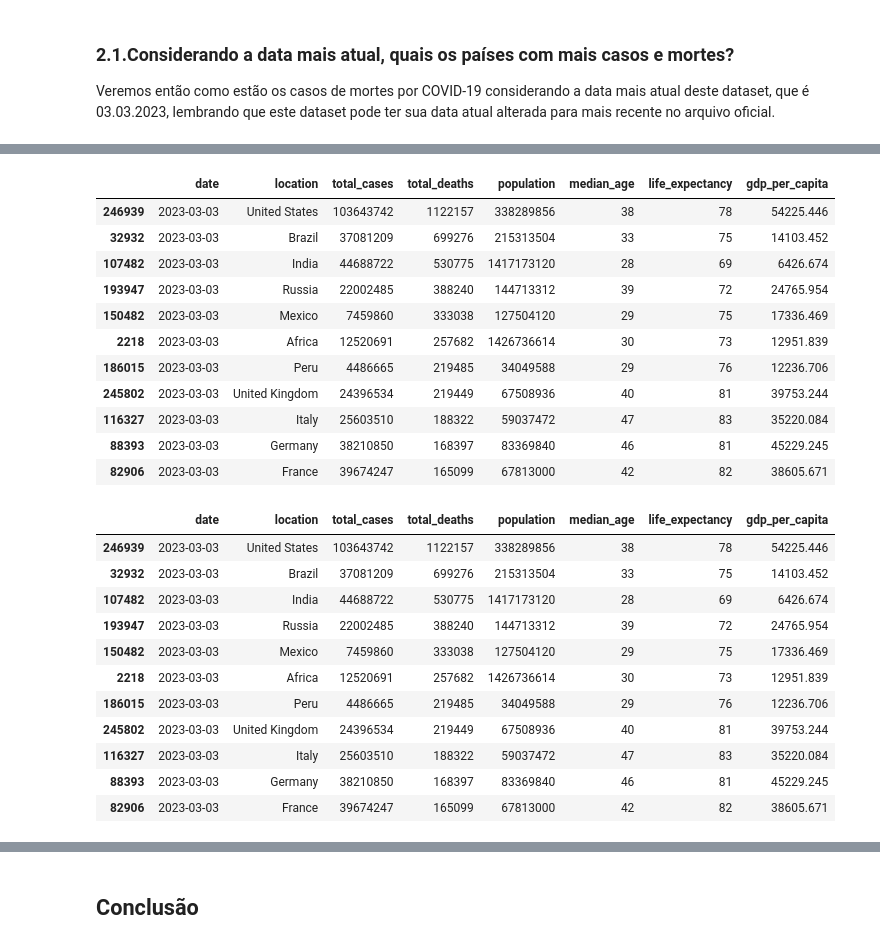
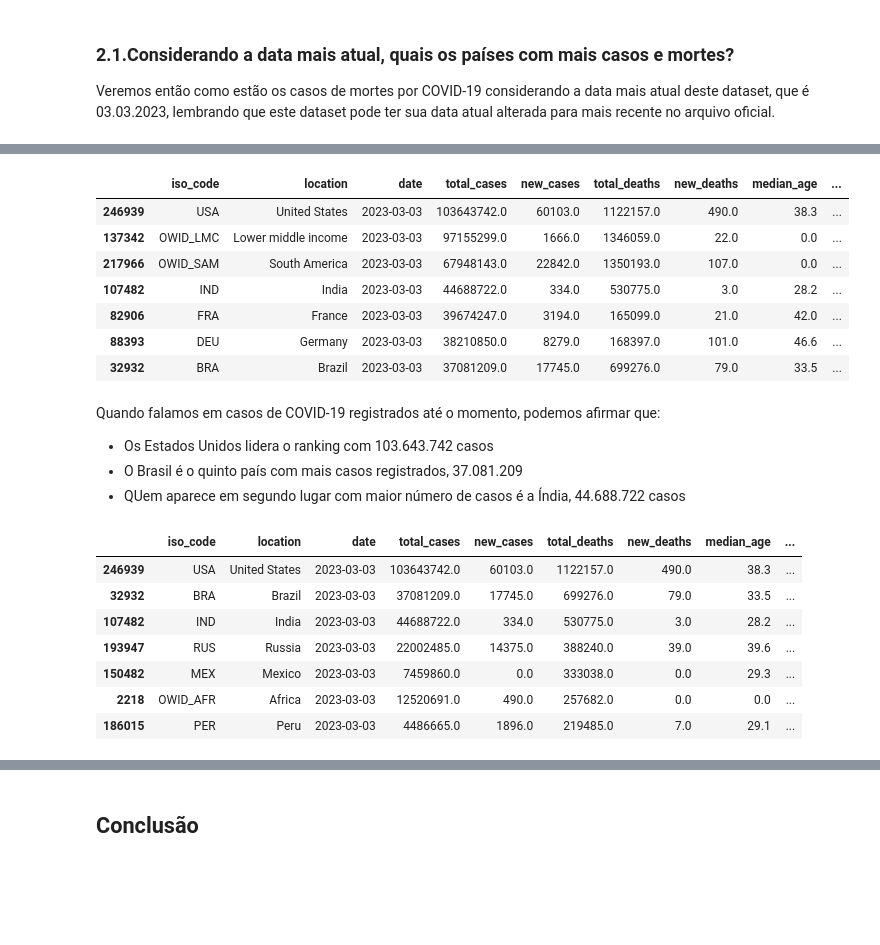
Before and after one commit to julianadslopes/Data_Science, a Jupyter notebook: Projeto_Covid19/Projeto_Panorama_da_COVID_19_no_Brasil.ipynb, the cells around one changed output, grey strips where cells are left out. Cells and saved outputs as stored; diff of their text form; code cells hidden in the pictures; blank space fills up the shorter version.

```diff
--- a/Projeto_Covid19/Projeto_Panorama_da_COVID_19_no_Brasil.ipynb
+++ b/Projeto_Covid19/Projeto_Panorama_da_COVID_19_no_Brasil.ipynb
@@ -394,0 +180,3 @@ Neste projeto extrairemos alguns insights como:
+# %%
+# alterando o tipo de dado da variável date
+df['date'] = pd.to_datetime(df['date'])
@@ -394,0 +216,6 @@ Neste projeto extrairemos alguns insights como:
+# %%
+df_covid = df[['iso_code', 'location', 'date', 'total_cases',
+               'new_cases', 'total_deaths', 'new_deaths',
+               'median_age', 'gdp_per_capita', 'life_expectancy']]
+
+df_covid.fillna(0, inplace=True)
@@ -405,32 +276,32 @@ Timestamp('2023-03-03 00:00:00')
 # %%
 # verificando os casos de COVID-19 atualmente por países em ordem decresente
-df_clean.loc[df_clean['date'] == '2023-03-03'].sort_values(by='total_cases', ascending=False)[9:20]
+data_atual_casos = df_covid.loc[df_covid['date'] == '2023-03-03'].sort_values(by='total_cases', ascending=False)[7:14]
+data_atual_casos
 # %% [output]
-|  | date | location | total_cases | total_deaths | population | median_age | life_expectancy | gdp_per_capita |
-| 246939 | 2023-03-03 | United States | 103643742 | 1122157 | 338289856 | 38 | 78 | 54225.446 |
-| 32932 | 2023-03-03 | Brazil | 37081209 | 699276 | 215313504 | 33 | 75 | 14103.452 |
-| 107482 | 2023-03-03 | India | 44688722 | 530775 | 1417173120 | 28 | 69 | 6426.674 |
-| 193947 | 2023-03-03 | Russia | 22002485 | 388240 | 144713312 | 39 | 72 | 24765.954 |
-| 150482 | 2023-03-03 | Mexico | 7459860 | 333038 | 127504120 | 29 | 75 | 17336.469 |
-| 2218 | 2023-03-03 | Africa | 12520691 | 257682 | 1426736614 | 30 | 73 | 12951.839 |
-| 186015 | 2023-03-03 | Peru | 4486665 | 219485 | 34049588 | 29 | 76 | 12236.706 |
-| 245802 | 2023-03-03 | United Kingdom | 24396534 | 219449 | 67508936 | 40 | 81 | 39753.244 |
-| 116327 | 2023-03-03 | Italy | 25603510 | 188322 | 59037472 | 47 | 83 | 35220.084 |
-| 88393 | 2023-03-03 | Germany | 38210850 | 168397 | 83369840 | 46 | 81 | 45229.245 |
-| 82906 | 2023-03-03 | France | 39674247 | 165099 | 67813000 | 42 | 82 | 38605.671 |
+|  | iso_code | location | date | total_cases | new_cases | total_deaths | new_deaths | median_age | ... |
+| 246939 | USA | United States | 2023-03-03 | 103643742.0 | 60103.0 | 1122157.0 | 490.0 | 38.3 | ... |
+| 137342 | OWID_LMC | Lower middle income | 2023-03-03 | 97155299.0 | 1666.0 | 1346059.0 | 22.0 | 0.0 | ... |
+| 217966 | OWID_SAM | South America | 2023-03-03 | 67948143.0 | 22842.0 | 1350193.0 | 107.0 | 0.0 | ... |
+| 107482 | IND | India | 2023-03-03 | 44688722.0 | 334.0 | 530775.0 | 3.0 | 28.2 | ... |
+| 82906 | FRA | France | 2023-03-03 | 39674247.0 | 3194.0 | 165099.0 | 21.0 | 42.0 | ... |
+| 88393 | DEU | Germany | 2023-03-03 | 38210850.0 | 8279.0 | 168397.0 | 101.0 | 46.6 | ... |
+| 32932 | BRA | Brazil | 2023-03-03 | 37081209.0 | 17745.0 | 699276.0 | 79.0 | 33.5 | ... |
+# %% [markdown]
+Quando falamos em casos de COVID-19 registrados até o momento, podemos afirmar que:
+
+* Os Estados Unidos lidera o ranking com 103.643.742 casos
+* O Brasil é o quinto país com mais casos registrados, 37.081.209
+* QUem aparece em segundo lugar com maior número de casos é a Índia, 44.688.722 casos
 # %%
 # verificando os casos de mortes atualmente por países em ordem decrescente
-df_clean.loc[df_clean['date'] == '2023-03-03'].sort_values(by='total_deaths', ascending=False)[9:20]
+data_atual_mortes = df_covid.loc[df_covid['date'] == '2023-03-03'].sort_values(by='total_deaths', ascending=False)[9:16]
+data_atual_mortes
 # %% [output]
-|  | date | location | total_cases | total_deaths | population | median_age | life_expectancy | gdp_per_capita |
-| 246939 | 2023-03-03 | United States | 103643742 | 1122157 | 338289856 | 38 | 78 | 54225.446 |
-| 32932 | 2023-03-03 | Brazil | 37081209 | 699276 | 215313504 | 33 | 75 | 14103.452 |
-| 107482 | 2023-03-03 | India | 44688722 | 530775 | 1417173120 | 28 | 69 | 6426.674 |
-| 193947 | 2023-03-03 | Russia | 22002485 | 388240 | 144713312 | 39 | 72 | 24765.954 |
-| 150482 | 2023-03-03 | Mexico | 7459860 | 333038 | 127504120 | 29 | 75 | 17336.469 |
-| 2218 | 2023-03-03 | Africa | 12520691 | 257682 | 1426736614 | 30 | 73 | 12951.839 |
-| 186015 | 2023-03-03 | Peru | 4486665 | 219485 | 34049588 | 29 | 76 | 12236.706 |
-| 245802 | 2023-03-03 | United Kingdom | 24396534 | 219449 | 67508936 | 40 | 81 | 39753.244 |
-| 116327 | 2023-03-03 | Italy | 25603510 | 188322 | 59037472 | 47 | 83 | 35220.084 |
-| 88393 | 2023-03-03 | Germany | 38210850 | 168397 | 83369840 | 46 | 81 | 45229.245 |
-| 82906 | 2023-03-03 | France | 39674247 | 165099 | 67813000 | 42 | 82 | 38605.671 |
+|  | iso_code | location | date | total_cases | new_cases | total_deaths | new_deaths | median_age | ... |
+| 246939 | USA | United States | 2023-03-03 | 103643742.0 | 60103.0 | 1122157.0 | 490.0 | 38.3 | ... |
+| 32932 | BRA | Brazil | 2023-03-03 | 37081209.0 | 17745.0 | 699276.0 | 79.0 | 33.5 | ... |
+| 107482 | IND | India | 2023-03-03 | 44688722.0 | 334.0 | 530775.0 | 3.0 | 28.2 | ... |
+| 193947 | RUS | Russia | 2023-03-03 | 22002485.0 | 14375.0 | 388240.0 | 39.0 | 39.6 | ... |
+| 150482 | MEX | Mexico | 2023-03-03 | 7459860.0 | 0.0 | 333038.0 | 0.0 | 29.3 | ... |
+| 2218 | OWID_AFR | Africa | 2023-03-03 | 12520691.0 | 490.0 | 257682.0 | 0.0 | 0.0 | ... |
+| 186015 | PER | Peru | 2023-03-03 | 4486665.0 | 1896.0 | 219485.0 | 7.0 | 29.1 | ... |
```
Also changed, not shown: parts of 71 cells of this notebook.
